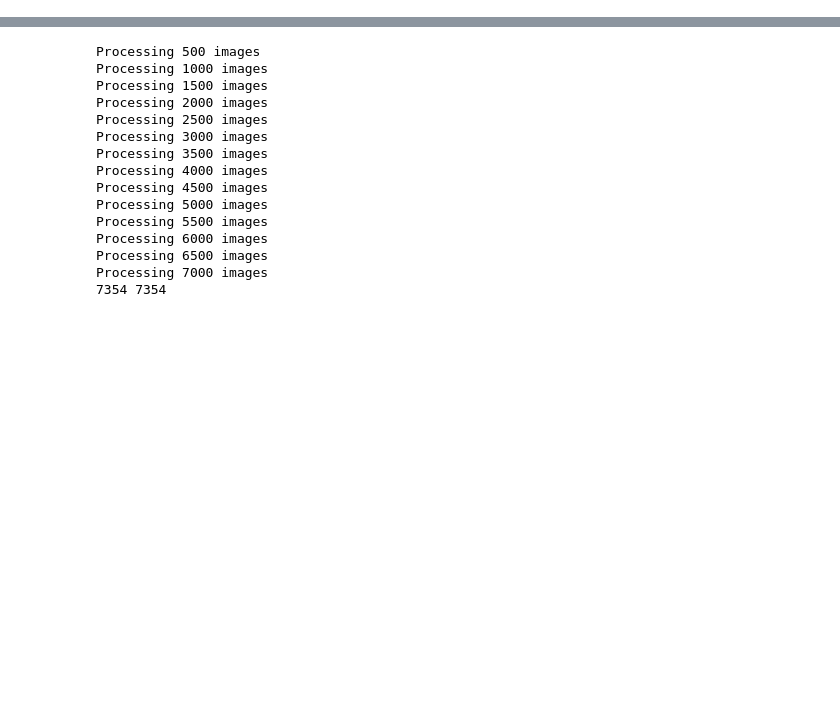
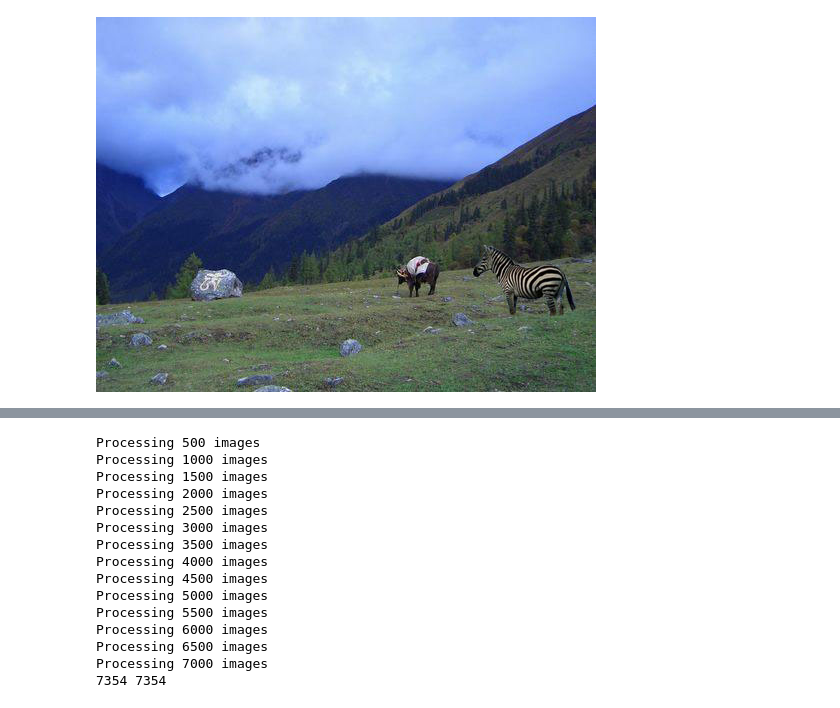
Before and after one commit to longlong892001/longlong892001, a Jupyter notebook: forgery.ipynb, the cells around one changed output, grey strips where cells are left out. Cells and saved outputs as stored; diff of their text form; code cells hidden in the pictures; blank space fills up the shorter version.

```diff
--- a/forgery.ipynb
+++ b/forgery.ipynb
@@ -49,0 +59,5 @@ def prepare_image(image_path):
+# %%
+fake_image_path = '/kaggle/input/casia-dataset/casia/CASIA2/Tp/Tp_D_NRN_S_N_ani10171_ani00001_12458.jpg'
+Image.open(fake_image_path)
+# %% [output]
+[figure, added]
```
Also changed, not shown: parts of 11 cells of this notebook.
